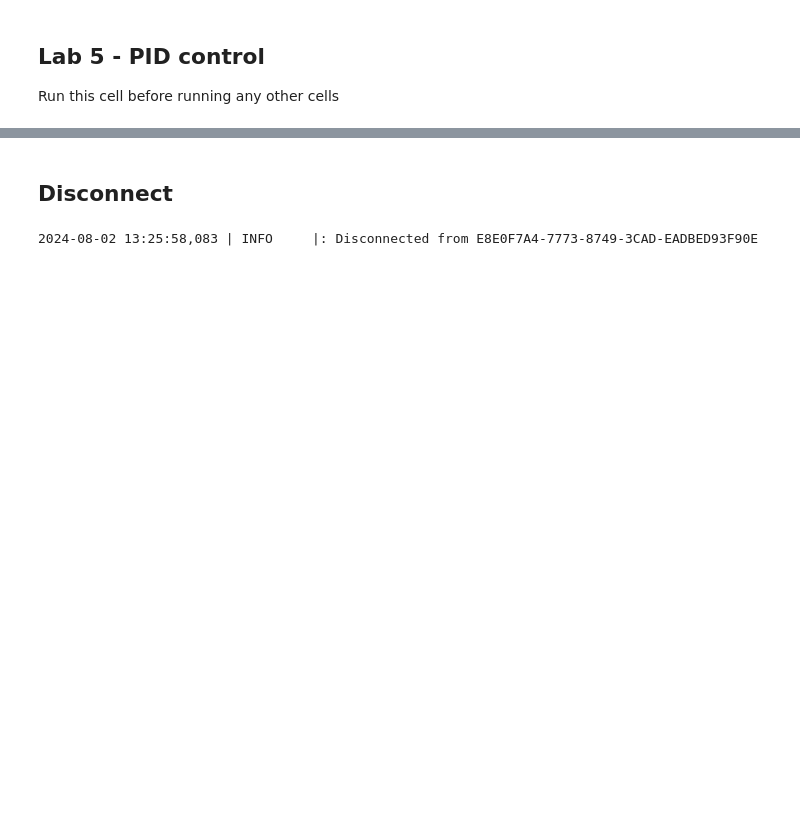
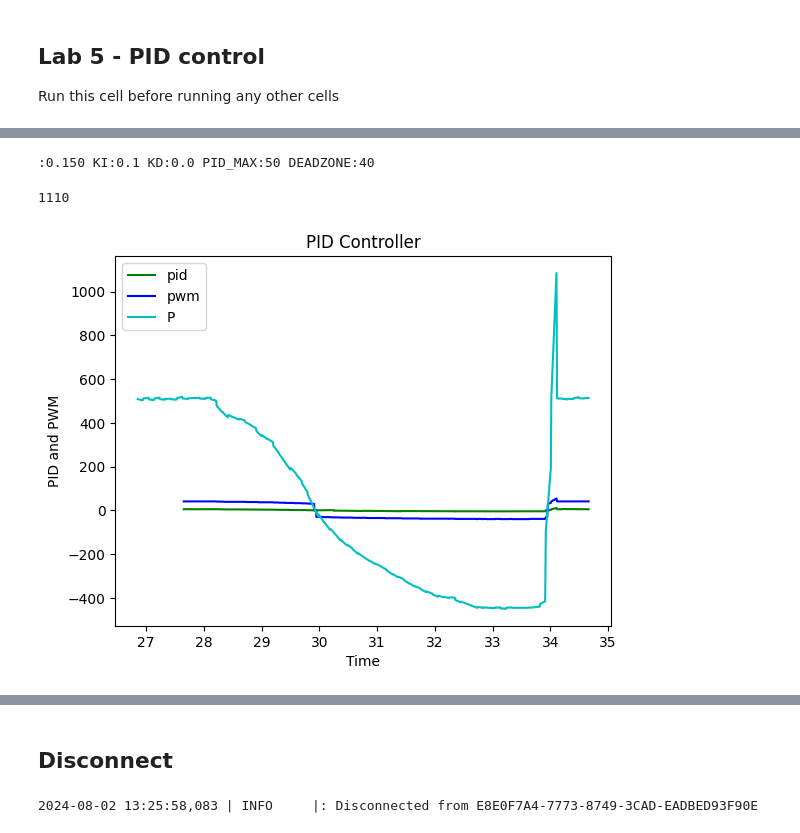
Before and after one commit to karltownsend/fastrobots, a Jupyter notebook: python/lab5.ipynb, the cells around one changed output, grey strips where cells are left out. Saved outputs shown, nothing was run; the diff lists cells and outputs as text; code cells hidden in the pictures; blank space fills up the shorter version.

Commit message:
updated PID controller
Added wind-up support and support for sending P, I, and D data

```diff
--- a/python/lab5.ipynb
+++ b/python/lab5.ipynb
@@ -40,12 +46,43 @@ ble.send_command(CMD.GET_TIME_MILLIS, "")
 # %%
-ble.send_command(CMD.SET_PID_MAX, "0.01|0.0|0.0|50")
+ble.send_command(CMD.SET_PID_MAX, "0.15|0.001|0.0|50|40")
+# %% [output]
+:0.150 KI:0.1 KD:0.0 PID_MAX:50 DEADZONE:40
 # %%
 ble.send_command(CMD.GO_WALL, "")
 # %%
 # Clear the data
 time_list = []
 dist = []
-mpwm = []
+pid = []
+pwm = []
+p = []
+i = []
+d = []
 
 # send the command
 ble.send_command(CMD.GET_WALL_DATA, "")
+# %%
+#plt.yticks([-180, -120, -60, 0, 60, 120, 180])
+count = len(time_list)
+print(count)
+
+#for i in range(0, 30):
+#    print(time_list[i], dist[i], pid[i], pwm[i])
+
+total = count - 1
+
+#plt.plot(time_list[:total], dist[:total], color='r', label='dist')
+plt.plot(time_list[100:total],  pid[100:total], color='g', label='pid')
+plt.plot(time_list[100:total],  pwm[100:total], color='b', label='pwm')
+plt.plot(time_list[:total],  p[:total],   color='c', label='P')
+#plt.plot(time_list[:total],  i[:total],  color='m', label='I')
+#plt.plot(time_list[:total],  d[:total],  color='y', label='D')
+
+plt.title('PID Controller')
+plt.xlabel('Time')
+plt.ylabel('PID and PWM')
+plt.legend()
+plt.show()
+# %% [output]
+1110
+[figure, added]
```
Also changed, not shown: parts of 11 cells of this notebook, 3 other files.
